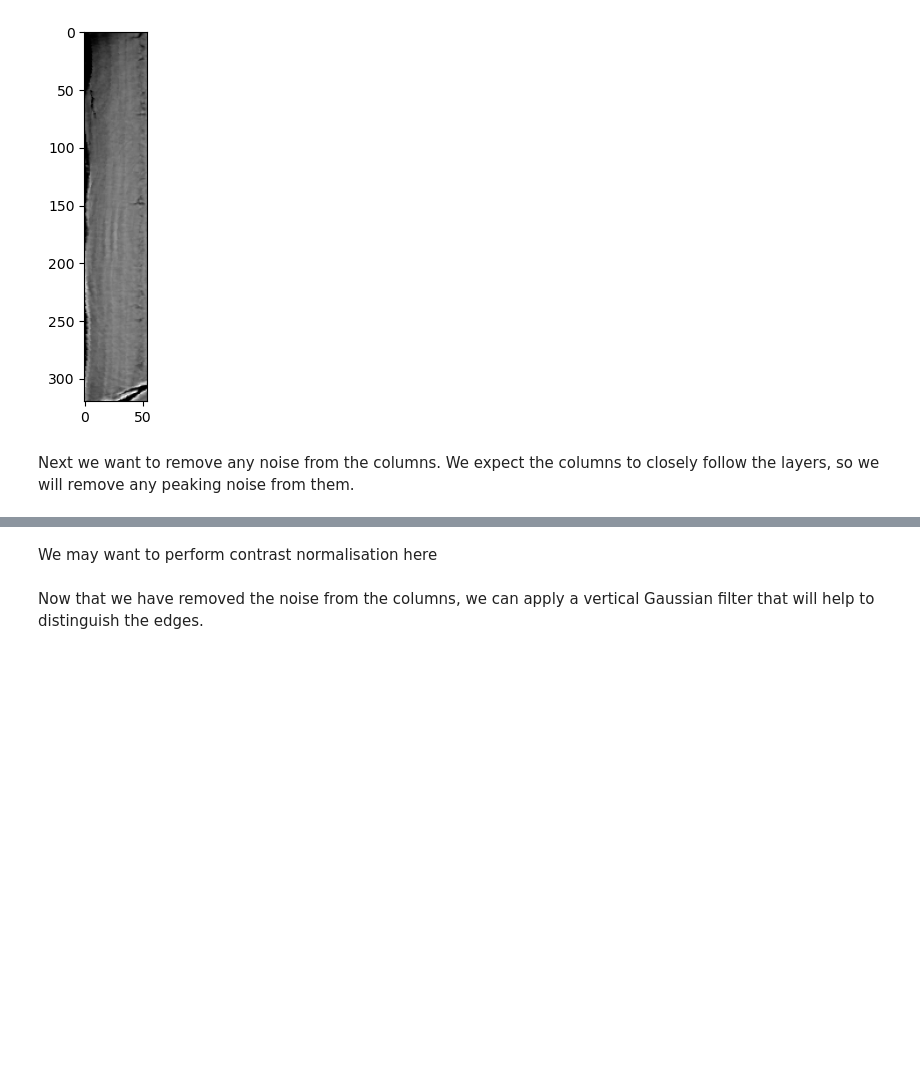
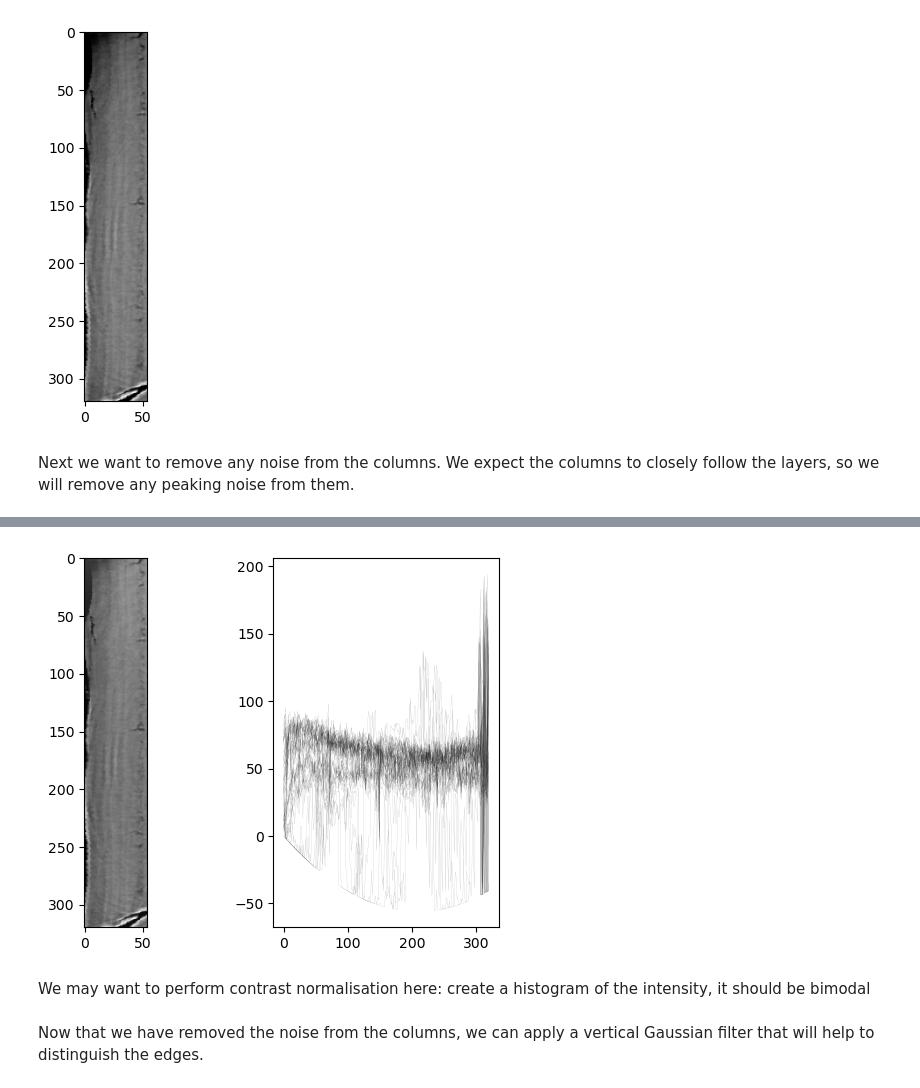
Before and after one commit to JGIBristol/cementum_imaging, a Jupyter notebook: isolate_increments.ipynb, the cells around one changed output, grey strips where cells are left out. Saved outputs shown, nothing was run; the diff lists cells and outputs as text; code cells hidden in the pictures; blank space fills up the shorter version.

```diff
--- a/isolate_increments.ipynb
+++ b/isolate_increments.ipynb
@@ -123,5 +157,20 @@ Next we want to remove any noise from the columns. We expect the columns to clos
+# %%
+"""
+Flatten the curves!
+
+"""
+fig, axes = plt.subplots(1, 2)
+
+# Don't remove the constant term
+normalised_image = cropped_image - np.polyval(coefs, x).reshape(-1, 1) + coefs[-1]
+axes[0].imshow(normalised_image, cmap="grey")
+
+for column in normalised_image.T:
+    axes[1].plot(x, column, color="k", alpha=0.4, linewidth=0.1)
+# %% [output]
+[figure, added]
 # %% [markdown]
-We may want to perform contrast normalisation here
+We may want to perform contrast normalisation here: create a histogram of the intensity, it should be bimodal
 # %% [markdown]
 Now that we have removed the noise from the columns, we can apply a vertical Gaussian filter that will help to distinguish the edges.
 # %% [markdown]
```
Also changed, not shown: parts of 3 cells of this notebook.
